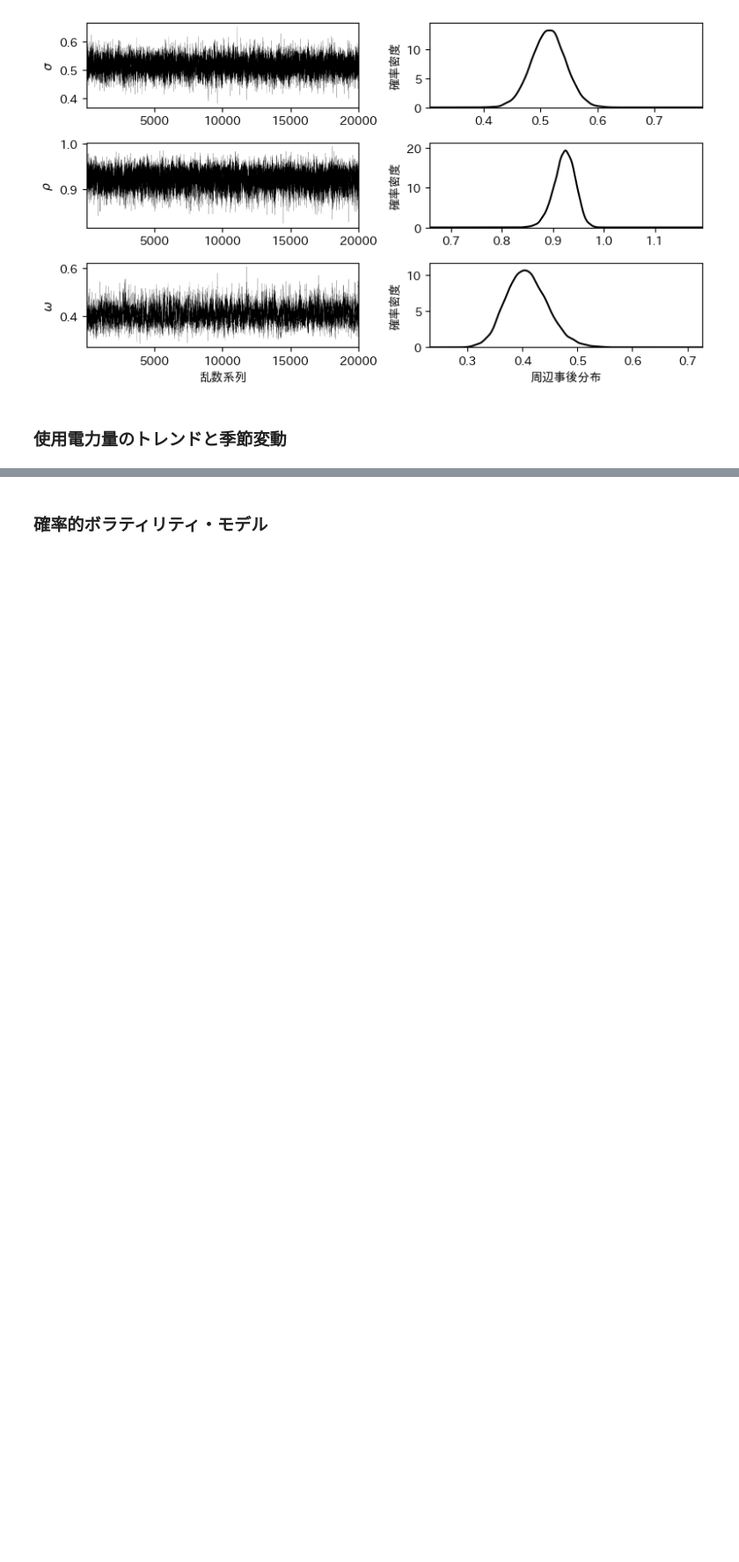
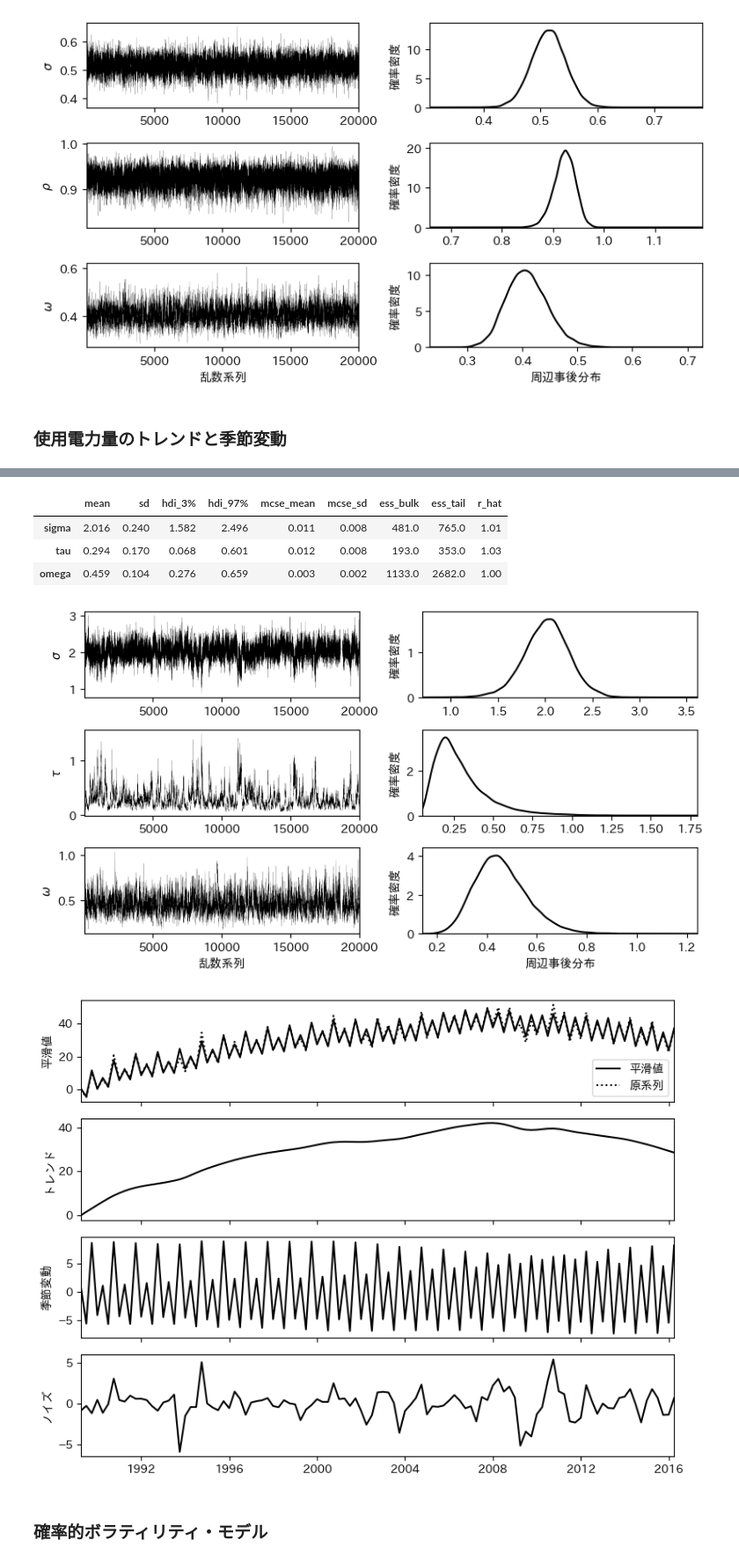
Before and after one commit to s1ok69oo/my_study, a Jupyter notebook: nakatsuma_bayes_2019/Chapter5.ipynb, the cells around one changed output, grey strips where cells are left out. Shown: that part at 88% size. Cells and saved outputs as stored; diff of their text form; code cells hidden in the pictures; blank space fills up the shorter version.

```diff
--- a/nakatsuma_bayes_2019/Chapter5.ipynb
+++ b/nakatsuma_bayes_2019/Chapter5.ipynb
@@ -295,7 +293,7 @@ with timeseries_decomp:
         chains=n_chains,
         tune=n_tune,
         random_seed=123,
-        nuts_kwards=dict(target_accept=0.9))
+        target_accept=0.9)
 param_names = ['sigma', 'tau', 'omega']
 display(pm.summary(trace, var_names=param_names))
 
@@ -343,3 +351,9 @@ SyntaxError: positional argument follows keyword argument (2360066524.py, line 3
+|  | mean | sd | hdi_3% | hdi_97% | mcse_mean | mcse_sd | ess_bulk | ess_tail | r_hat |
+| sigma | 2.016 | 0.240 | 1.582 | 2.496 | 0.011 | 0.008 | 481.0 | 765.0 | 1.01 |
+| tau | 0.294 | 0.170 | 0.068 | 0.601 | 0.012 | 0.008 | 193.0 | 353.0 | 1.03 |
+| omega | 0.459 | 0.104 | 0.276 | 0.659 | 0.003 | 0.002 | 1133.0 | 2682.0 | 1.00 |
+[figure, added]
+[figure, added]
 # %% [markdown]
 ### 確率的ボラティリティ・モデル
 # %%
```
Also changed, not shown: parts of 3 cells of this notebook, 1 other file.
